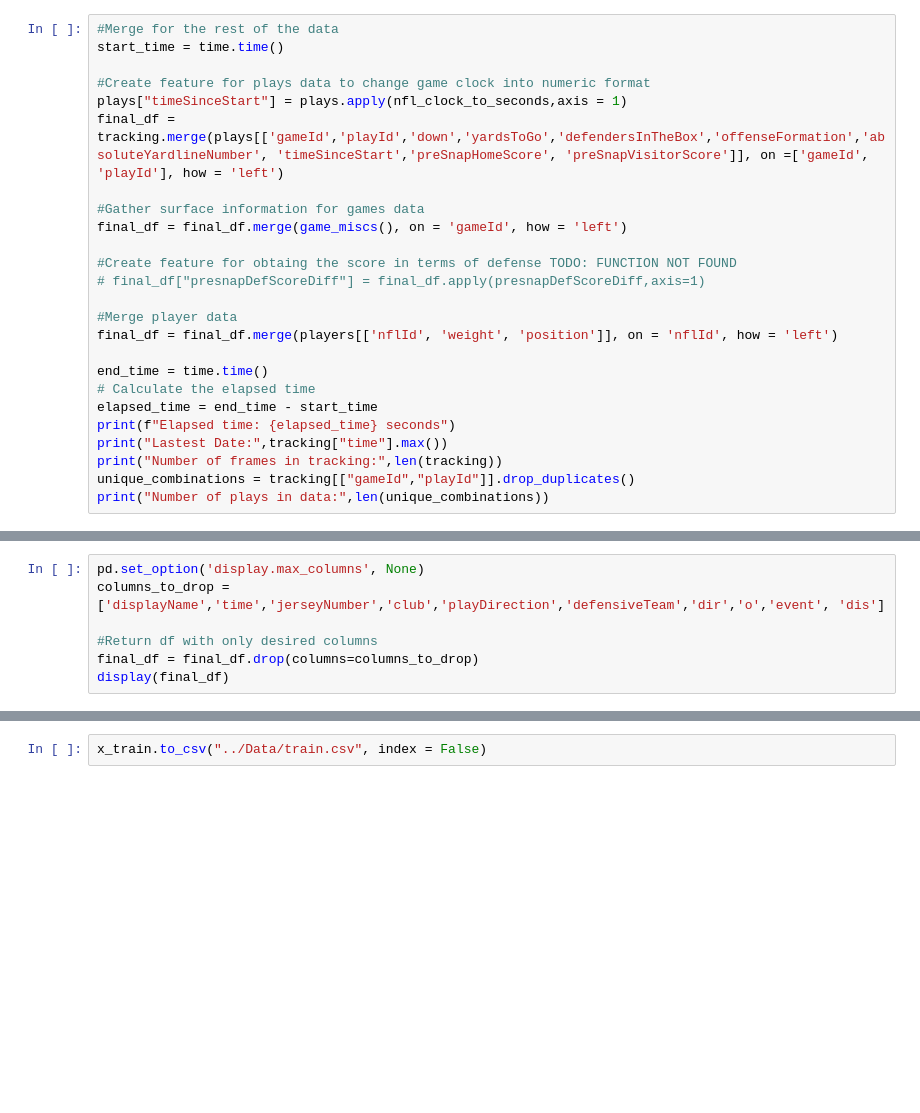
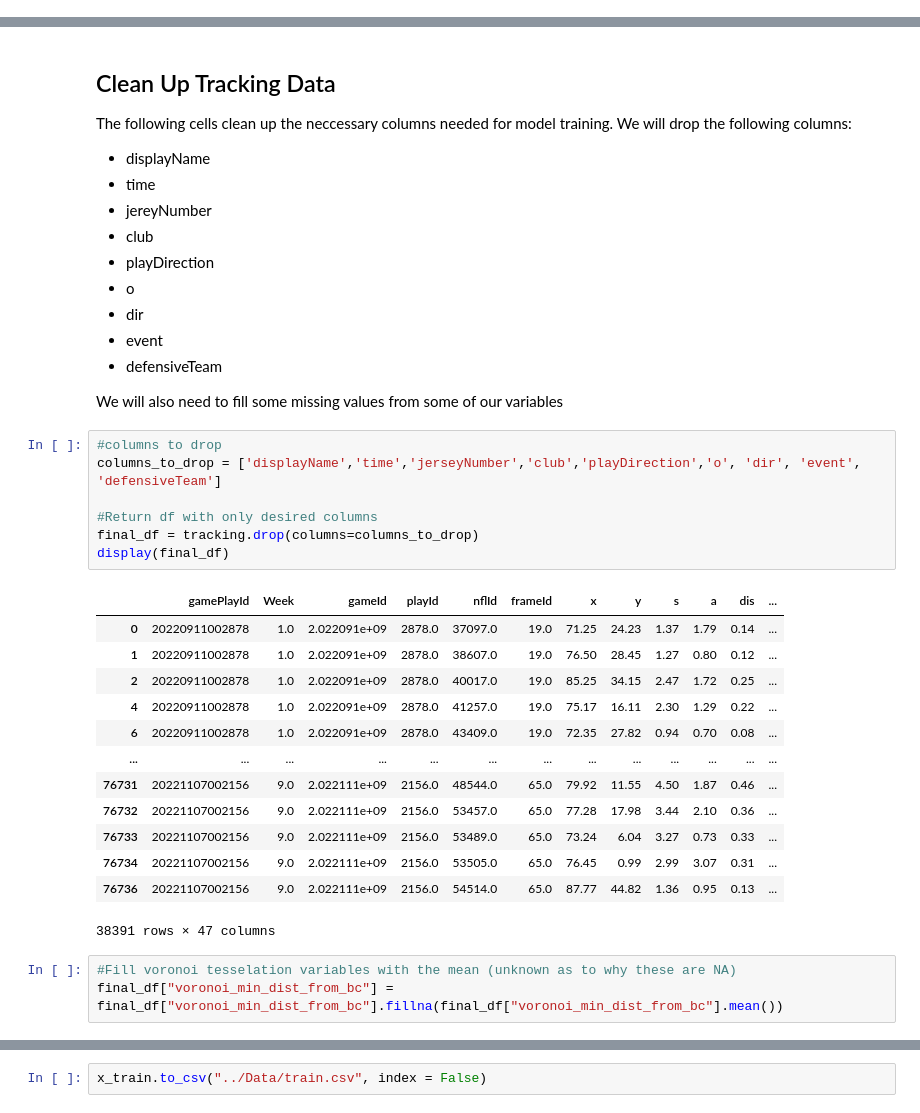
Before and after one commit to aquagz5/NFL-Capstone, a Jupyter notebook: 02-Feature-Development/Data-Prep.ipynb, the cells around one changed output, grey strips where cells are left out. Drawn from its saved outputs; the diff is of its cells as text; blank space fills up the shorter version.

Commit message:
finalizing finals for final dataset

```diff
--- a/02-Feature-Development/Data-Prep.ipynb
+++ b/02-Feature-Development/Data-Prep.ipynb
@@ -419,25 +74,0 @@ Number of plays in data: 12469
-# %%
-#Merge for the rest of the data
-start_time = time.time()
-
-#Create feature for plays data to change game clock into numeric format
-plays["timeSinceStart"] = plays.apply(nfl_clock_to_seconds,axis = 1)
-final_df = tracking.merge(plays[['gameId','playId','down','yardsToGo','defendersInTheBox','offenseFormation','absoluteYardlineNumber', 'timeSinceStart','preSnapHomeScore', 'preSnapVisitorScore']], on =['gameId', 'playId'], how = 'left')
-
-#Gather surface information for games data
-final_df = final_df.merge(game_miscs(), on = 'gameId', how = 'left')
-
-#Create feature for obtaing the score in terms of defense TODO: FUNCTION NOT FOUND
-# final_df["presnapDefScoreDiff"] = final_df.apply(presnapDefScoreDiff,axis=1)
-
-#Merge player data
-final_df = final_df.merge(players[['nflId', 'weight', 'position']], on = 'nflId', how = 'left')
-
-end_time = time.time()
-# Calculate the elapsed time
-elapsed_time = end_time - start_time
-print(f"Elapsed time: {elapsed_time} seconds")
-print("Lastest Date:",tracking["time"].max())
-print("Number of frames in tracking:",len(tracking))
-unique_combinations = tracking[["gameId","playId"]].drop_duplicates()
-print("Number of plays in data:",len(unique_combinations))
@@ -469,7 +74,0 @@ display(final_df)
-# %%
-pd.set_option('display.max_columns', None)
-columns_to_drop = ['displayName','time','jerseyNumber','club','playDirection','defensiveTeam','dir','o','event', 'dis']
-
-#Return df with only desired columns
-final_df = final_df.drop(columns=columns_to_drop)
-display(final_df)
@@ -563,0 +429,40 @@ for train_idx, test_idx in gss.split(x_val, groups=unique_ids):
+# %% [markdown]
+## Clean Up Tracking Data
+
+The following cells clean up the neccessary columns needed for model training. We will drop the following columns:
+
+- displayName
+- time
+- jereyNumber
+- club
+- playDirection
+- o
+- dir
+- event
+- defensiveTeam
+
+We will also need to fill some missing values from some of our variables
+# %%
+#columns to drop
+columns_to_drop = ['displayName','time','jerseyNumber','club','playDirection','o', 'dir', 'event', 'defensiveTeam']
+
+#Return df with only desired columns
+final_df = tracking.drop(columns=columns_to_drop)
+display(final_df)
+# %% [output]
+|  | gamePlayId | Week | gameId | playId | nflId | frameId | x | y | s | a | dis | ... |
+| 0 | 20220911002878 | 1.0 | 2.022091e+09 | 2878.0 | 37097.0 | 19.0 | 71.25 | 24.23 | 1.37 | 1.79 | 0.14 | ... |
+| 1 | 20220911002878 | 1.0 | 2.022091e+09 | 2878.0 | 38607.0 | 19.0 | 76.50 | 28.45 | 1.27 | 0.80 | 0.12 | ... |
+| 2 | 20220911002878 | 1.0 | 2.022091e+09 | 2878.0 | 40017.0 | 19.0 | 85.25 | 34.15 | 2.47 | 1.72 | 0.25 | ... |
+| 4 | 20220911002878 | 1.0 | 2.022091e+09 | 2878.0 | 41257.0 | 19.0 | 75.17 | 16.11 | 2.30 | 1.29 | 0.22 | ... |
+| 6 | 20220911002878 | 1.0 | 2.022091e+09 | 2878.0 | 43409.0 | 19.0 | 72.35 | 27.82 | 0.94 | 0.70 | 0.08 | ... |
+| ... | ... | ... | ... | ... | ... | ... | ... | ... | ... | ... | ... | ... |
+| 76731 | 20221107002156 | 9.0 | 2.022111e+09 | 2156.0 | 48544.0 | 65.0 | 79.92 | 11.55 | 4.50 | 1.87 | 0.46 | ... |
+| 76732 | 20221107002156 | 9.0 | 2.022111e+09 | 2156.0 | 53457.0 | 65.0 | 77.28 | 17.98 | 3.44 | 2.10 | 0.36 | ... |
+| 76733 | 20221107002156 | 9.0 | 2.022111e+09 | 2156.0 | 53489.0 | 65.0 | 73.24 | 6.04 | 3.27 | 0.73 | 0.33 | ... |
+| 76734 | 20221107002156 | 9.0 | 2.022111e+09 | 2156.0 | 53505.0 | 65.0 | 76.45 | 0.99 | 2.99 | 3.07 | 0.31 | ... |
+| 76736 | 20221107002156 | 9.0 | 2.022111e+09 | 2156.0 | 54514.0 | 65.0 | 87.77 | 44.82 | 1.36 | 0.95 | 0.13 | ... |
+38391 rows × 47 columns
+# %%
+#Fill voronoi tesselation variables with the mean (unknown as to why these are NA)
+final_df["voronoi_min_dist_from_bc"] = final_df["voronoi_min_dist_from_bc"].fillna(final_df["voronoi_min_dist_from_bc"].mean())
```
Also changed, not shown: parts of 84 cells of this notebook, 4 other files.
